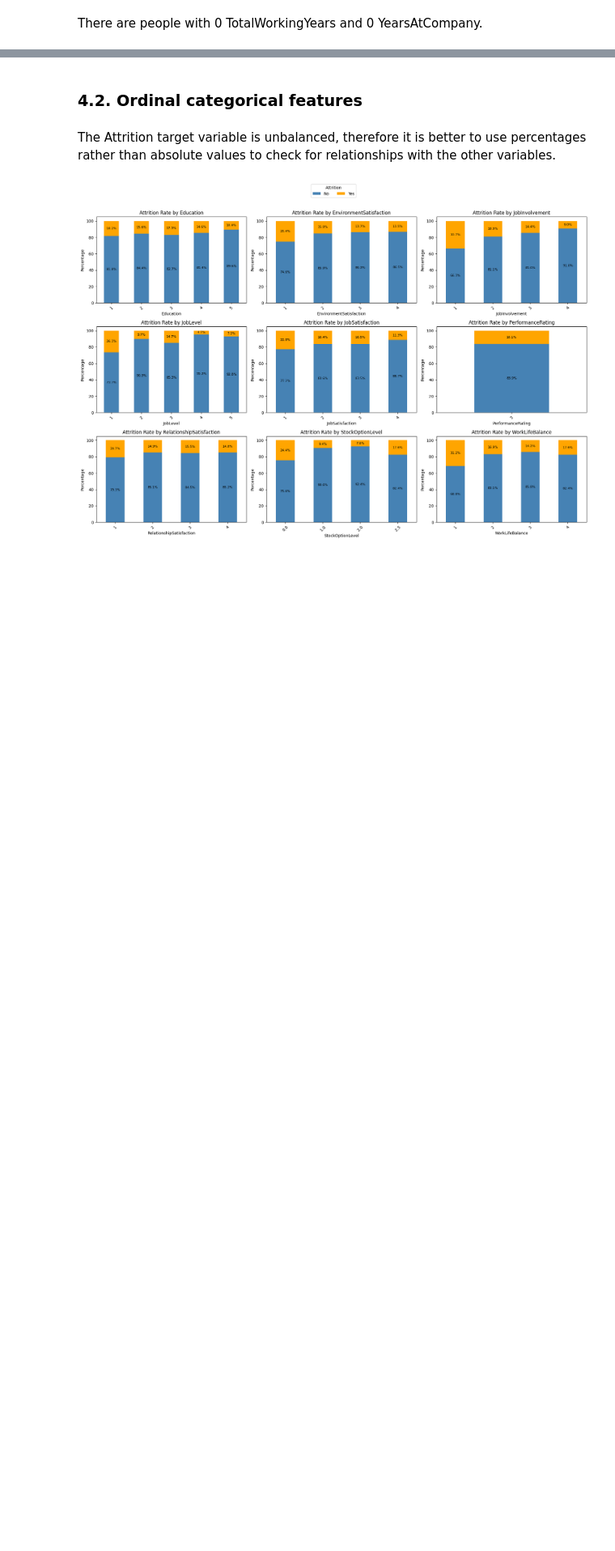
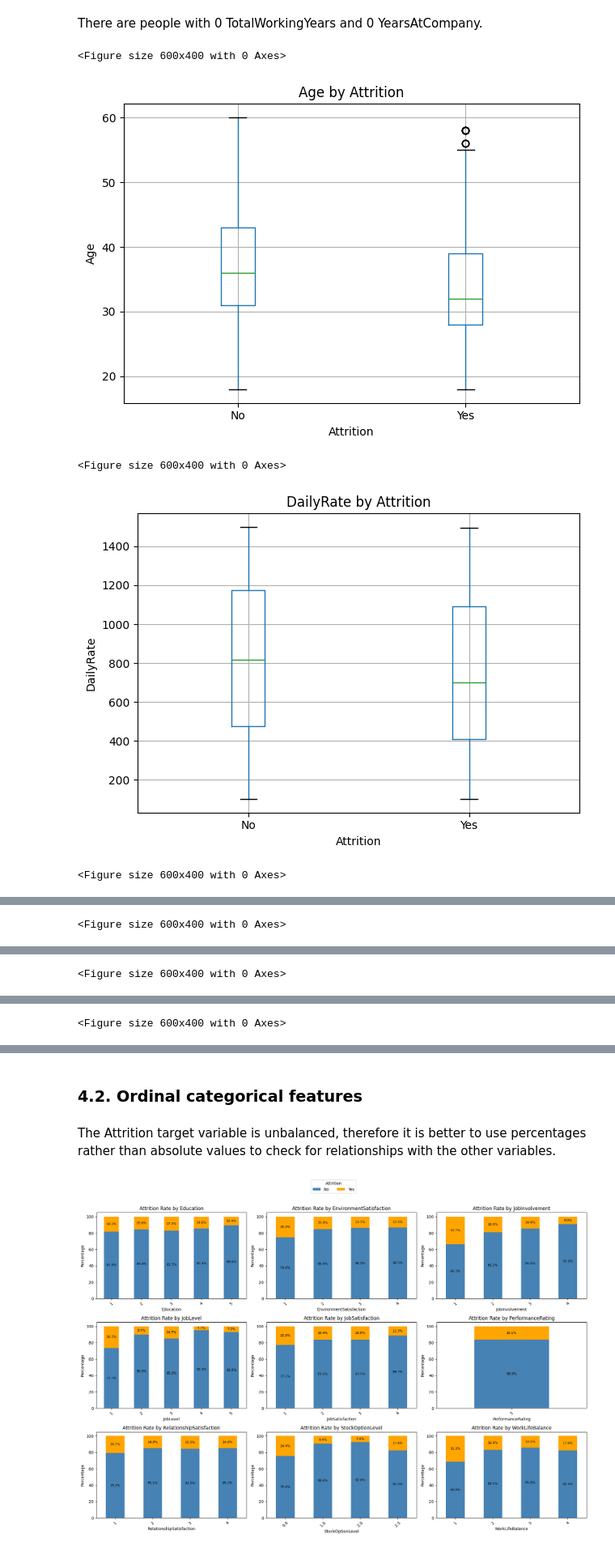
Before and after one commit to filipe-carmo/EDSB25_10, a Jupyter notebook: 2. Exporatory Data Analysis.ipynb, the cells around one changed output, grey strips where cells are left out. Shown at 81% size. Cells and saved outputs as stored; diff of their text form; code cells hidden in the pictures; blank space fills up the shorter version.

Commit message:
Added visualizations for numerical variables and attrition

```diff
--- a/2. Exporatory Data Analysis.ipynb
+++ b/2. Exporatory Data Analysis.ipynb
@@ -494,3 +494,27 @@ plt.show()
 [figure]
 # %% [markdown]
 There are people with 0 TotalWorkingYears and 0 YearsAtCompany.
+# %%
+# Select numerical columns automatically
+num_cols = HR_EDA.select_dtypes(include=['int64', 'float64']).columns.tolist()
+
+# Remove Target variable if numeric
+if 'Attrition' in num_cols:
+    num_cols.remove('Attrition')
+
+# Loop through numeric columns
+for col in num_cols:
+    plt.figure(figsize=(6, 4))
+    HR_EDA.boxplot(column=col, by='Attrition')
+    plt.title(f'{col} by Attrition')
+    plt.suptitle("")  # Removes default pandas title
+    plt.xlabel('Attrition')
+    plt.ylabel(col)
+    plt.tight_layout()
+    plt.show()
+# %% [output]
+<Figure size 600x400 with 0 Axes>
+[figure, added]
+<Figure size 600x400 with 0 Axes>
+[figure, added]
+<Figure size 600x400 with 0 Axes>
@@ -496,0 +522 @@ There are people with 0 TotalWorkingYears and 0 YearsAtCompany.
+<Figure size 600x400 with 0 Axes>
@@ -496,0 +524 @@ There are people with 0 TotalWorkingYears and 0 YearsAtCompany.
+<Figure size 600x400 with 0 Axes>
@@ -496,0 +526 @@ There are people with 0 TotalWorkingYears and 0 YearsAtCompany.
+<Figure size 600x400 with 0 Axes>
```
Also changed, not shown: parts of 3 cells of this notebook.
